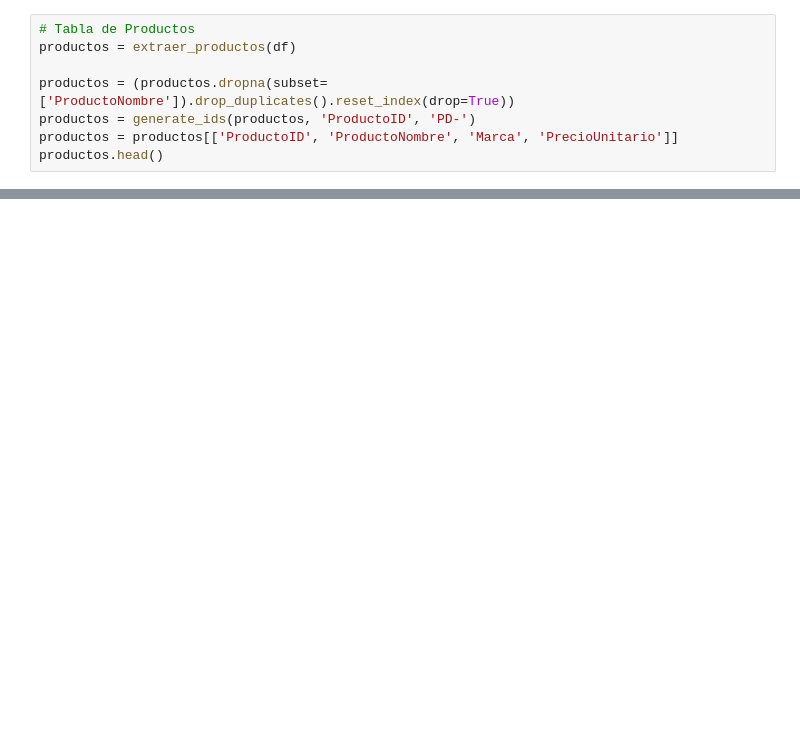
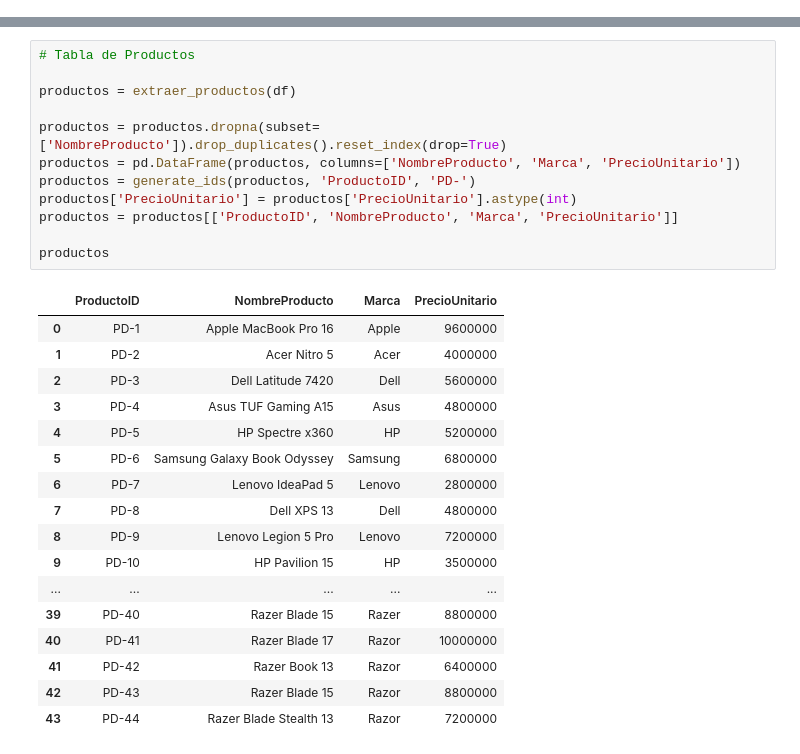
Before and after one commit to JuanCaVa21/Analisis-y-visualizacion-de-datos-de-ventas-del-sector-retail, a Jupyter notebook: Avance_2_Modelo_Relacional.ipynb, the cells around one changed output, grey strips where cells are left out. Drawn from its saved outputs; the diff is of its cells as text; blank space fills up the shorter version.

```diff
--- a/Avance_2_Modelo_Relacional.ipynb
+++ b/Avance_2_Modelo_Relacional.ipynb
@@ -162,8 +0,0 @@ metodoPago.head()
-# %%
-# Tabla de Productos
-productos = extraer_productos(df)
-
-productos = (productos.dropna(subset=['ProductoNombre']).drop_duplicates().reset_index(drop=True))
-productos = generate_ids(productos, 'ProductoID', 'PD-')
-productos = productos[['ProductoID', 'ProductoNombre', 'Marca', 'PrecioUnitario']]
-productos.head()
@@ -355,0 +267,30 @@ KeyboardInterrupt:
+# %%
+# Tabla de Productos
+
+productos = extraer_productos(df)
+
+productos = productos.dropna(subset=['NombreProducto']).drop_duplicates().reset_index(drop=True)
+productos = pd.DataFrame(productos, columns=['NombreProducto', 'Marca', 'PrecioUnitario'])
+productos = generate_ids(productos, 'ProductoID', 'PD-')
+productos['PrecioUnitario'] = productos['PrecioUnitario'].astype(int)
+productos = productos[['ProductoID', 'NombreProducto', 'Marca', 'PrecioUnitario']]
+
+productos
+# %% [output]
+|  | ProductoID | NombreProducto | Marca | PrecioUnitario |
+| 0 | PD-1 | Apple MacBook Pro 16 | Apple | 9600000 |
+| 1 | PD-2 | Acer Nitro 5 | Acer | 4000000 |
+| 2 | PD-3 | Dell Latitude 7420 | Dell | 5600000 |
+| 3 | PD-4 | Asus TUF Gaming A15 | Asus | 4800000 |
+| 4 | PD-5 | HP Spectre x360 | HP | 5200000 |
+| 5 | PD-6 | Samsung Galaxy Book Odyssey | Samsung | 6800000 |
+| 6 | PD-7 | Lenovo IdeaPad 5 | Lenovo | 2800000 |
+| 7 | PD-8 | Dell XPS 13 | Dell | 4800000 |
+| 8 | PD-9 | Lenovo Legion 5 Pro | Lenovo | 7200000 |
+| 9 | PD-10 | HP Pavilion 15 | HP | 3500000 |
+| ... | ... | ... | ... | ... |
+| 39 | PD-40 | Razer Blade 15 | Razer | 8800000 |
+| 40 | PD-41 | Razer Blade 17 | Razor | 10000000 |
+| 41 | PD-42 | Razer Book 13 | Razor | 6400000 |
+| 42 | PD-43 | Razer Blade 15 | Razor | 8800000 |
+| 43 | PD-44 | Razer Blade Stealth 13 | Razor | 7200000 |
```
Also changed, not shown: parts of 48 cells of this notebook, 8 other files.
